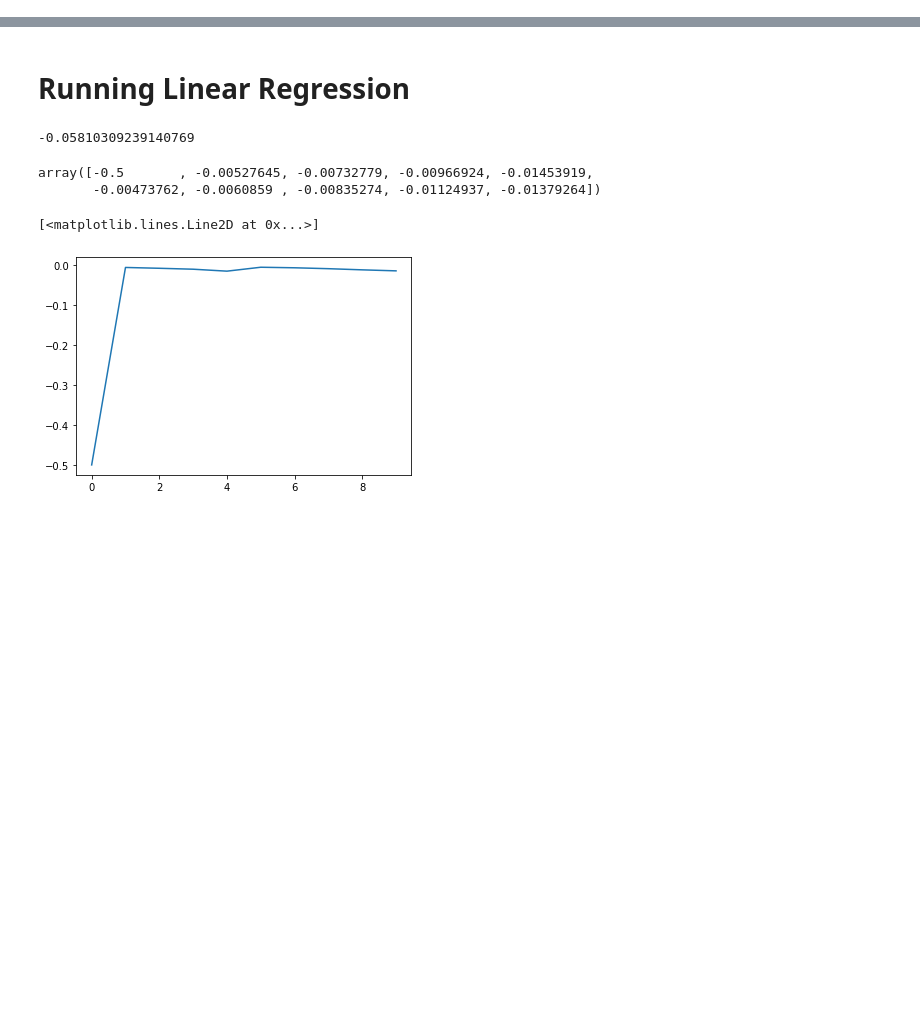
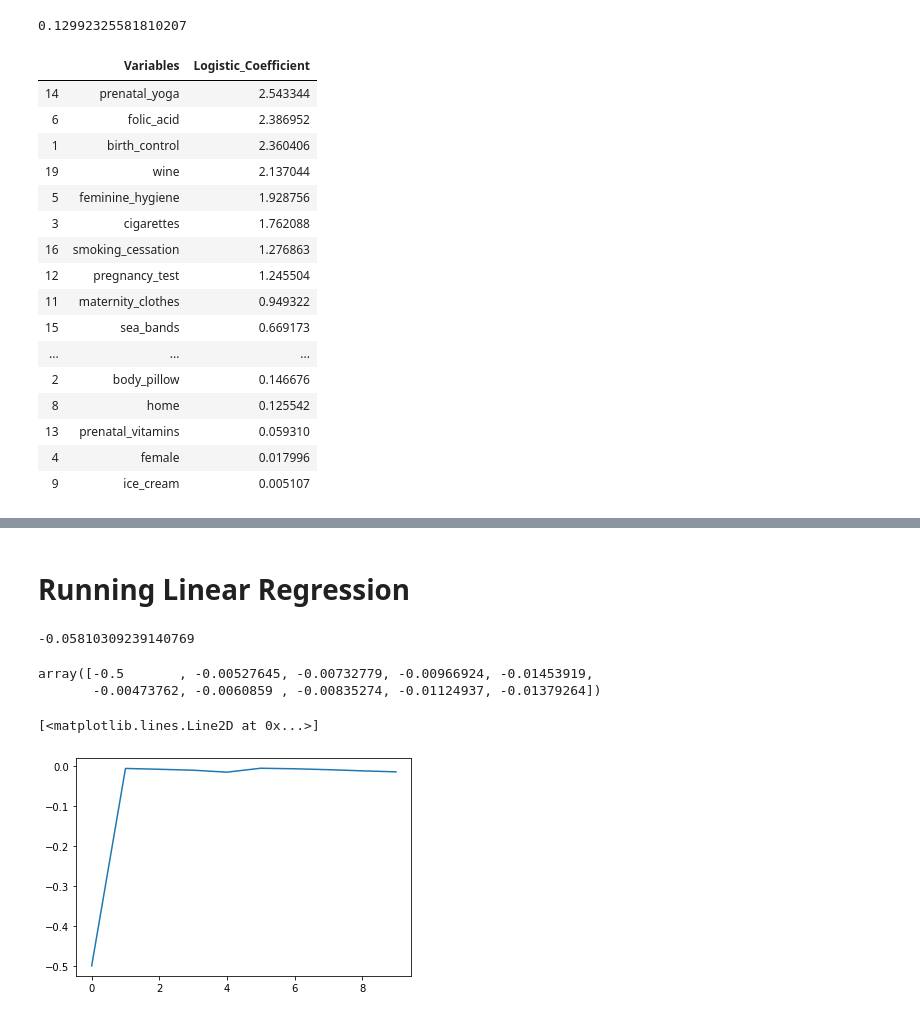
Before and after one commit to bthakr1/datascience_pipeline, a Jupyter notebook: Linear Regression.ipynb, the cells around one changed output, grey strips where cells are left out. Saved outputs shown, nothing was run; the diff lists cells and outputs as text; code cells hidden in the pictures; blank space fills up the shorter version.

```diff
--- a/Linear Regression.ipynb
+++ b/Linear Regression.ipynb
@@ -33,0 +124,36 @@ X = preg[['apt', 'birth_control', 'body_pillow', 'cigarettes', 'female',
+# %%
+log_loss(y_test,y_test_prob)
+# %% [output]
+0.12992325581810207
+# %%
+X = ['apt', 'birth_control', 'body_pillow', 'cigarettes', 'female',
+       'feminine_hygiene', 'folic_acid', 'ginger_ale', 'home',
+       'ice_cream', 'male', 'maternity_clothes',
+       'pregnancy_test', 'prenatal_vitamins', 'prenatal_yoga',
+       'sea_bands', 'smoking_cessation', 'stopped_buying_ciggies',
+       'stopped_buying_wine', 'wine']
+# %%
+LogisticCoef = pd.concat([pd.DataFrame(X),pd.DataFrame(np.transpose(logistic.coef_))],axis=1)
+# %%
+LogisticCoef.columns=['Variables','Logistic_Coefficient']
+# %%
+LogisticCoef['Logistic_Coefficient'] = LogisticCoef['Logistic_Coefficient'].apply(abs)
+LogisticCoef.sort_values(by='Logistic_Coefficient',ascending=False)
+# %% [output]
+|  | Variables | Logistic_Coefficient |
+| 14 | prenatal_yoga | 2.543344 |
+| 6 | folic_acid | 2.386952 |
+| 1 | birth_control | 2.360406 |
+| 19 | wine | 2.137044 |
+| 5 | feminine_hygiene | 1.928756 |
+| 3 | cigarettes | 1.762088 |
+| 16 | smoking_cessation | 1.276863 |
+| 12 | pregnancy_test | 1.245504 |
+| 11 | maternity_clothes | 0.949322 |
+| 15 | sea_bands | 0.669173 |
+| ... | ... | ... |
+| 2 | body_pillow | 0.146676 |
+| 8 | home | 0.125542 |
+| 13 | prenatal_vitamins | 0.059310 |
+| 4 | female | 0.017996 |
+| 9 | ice_cream | 0.005107 |
```
Also changed, not shown: parts of 19 cells of this notebook, 2 other files.
